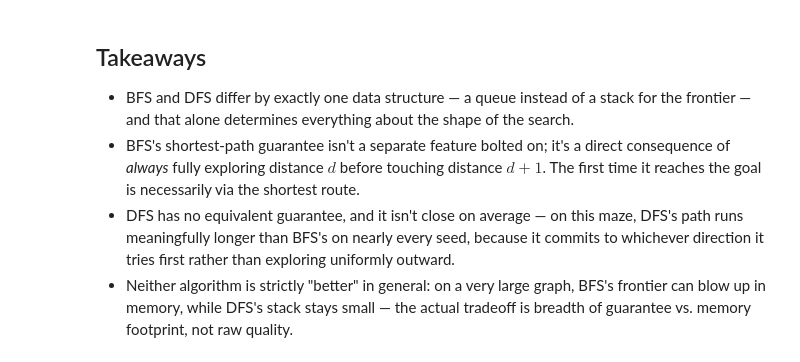
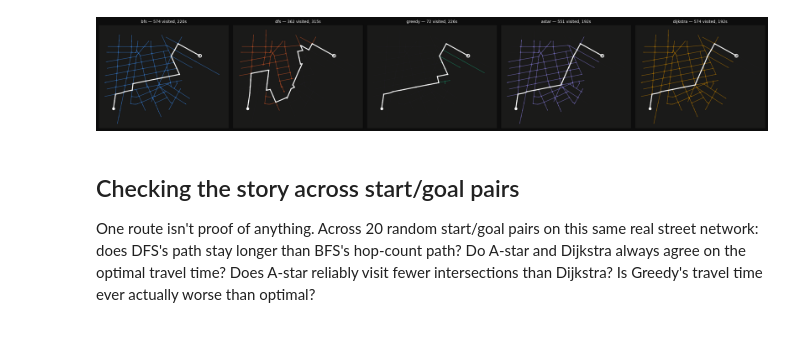
Before and after one commit to Anti-Invincinator/ml-visual, a Jupyter notebook: notebooks/search-optimization/graph-search/graph_search.ipynb, the cells around one changed output. Saved outputs shown, nothing was run; the diff lists cells and outputs as text; code cells hidden in the pictures.

```diff
--- a/notebooks/search-optimization/graph-search/graph_search.ipynb
+++ b/notebooks/search-optimization/graph-search/graph_search.ipynb
@@ -217,7 +227,72 @@ mean DFS/BFS path ratio: 1.55x
-# %% [markdown]
-## Takeaways
-
-- BFS and DFS differ by exactly one data structure — a queue instead of a stack for the frontier — and that alone determines everything about the shape of the search.
-- BFS's shortest-path guarantee isn't a separate feature bolted on; it's a direct consequence of *always* fully exploring distance $d$ before touching distance $d+1$. The first time it reaches the goal is necessarily via the shortest route.
-- DFS has no equivalent guarantee, and it isn't close on average — on this maze, DFS's path runs meaningfully longer than BFS's on nearly every seed, because it commits to whichever direction it tries first rather than exploring uniformly outward.
-- Neither algorithm is strictly "better" in general: on a very large graph, BFS's frontier can blow up in memory, while DFS's stack stays small — the actual tradeoff is breadth of guarantee vs. memory footprint, not raw quality.
+# %%
+# Equirectangular projection, longitude corrected by cos(latitude) so the
+# real street angles render correctly — same approach as the web version's
+# canvas projection.
+min_lat, max_lat = graph_data["bounds"]["minLat"], graph_data["bounds"]["maxLat"]
+min_lon, max_lon = graph_data["bounds"]["minLon"], graph_data["bounds"]["maxLon"]
+lon_scale = math.cos(math.radians((min_lat + max_lat) / 2))
+
+
+def project(lat, lon):
+    x = (lon - min_lon) * lon_scale
+    y = lat - min_lat
+    return x, y
+
+
+def edge_path_used(u, v, order):
+    """Was edge (u, v) the one used to reach v (or u) during this search?"""
+    key = (u, v) if u < v else (v, u)
+    return key
+
+
+def plot_street_graph(ax, visited, path, color, title):
+    for e in edges:
+        xs, ys = zip(*(project(lat, lon) for lat, lon in e["points"]))
+        ax.plot(xs, ys, color="#201f22", linewidth=0.8, zorder=1)
+
+    visited_set = set(visited)
+    for e in edges:
+        if e["a"] in visited_set and e["b"] in visited_set:
+            xs, ys = zip(*(project(lat, lon) for lat, lon in e["points"]))
+            ax.plot(xs, ys, color=color, linewidth=1.3, alpha=0.55, zorder=2)
+
+    if path:
+        for u, v in zip(path, path[1:]):
+            key = (u, v) if u < v else (v, u)
+            e = edge_lookup[key]
+            xs, ys = zip(*(project(lat, lon) for lat, lon in e["points"]))
+            ax.plot(xs, ys, color="#ffffff", linewidth=2.4, zorder=3)
+
+    sx, sy = project(*nodes[start])
+    gx, gy = project(*nodes[goal])
+    ax.scatter([sx], [sy], color="#ffffff", s=40, zorder=4)
+    ax.scatter([gx], [gy], facecolors="none", edgecolors="#ffffff", linewidths=2, s=60, zorder=4)
+
+    ax.set_aspect("equal")
+    ax.set_xticks([])
+    ax.set_yticks([])
+    for spine in ax.spines.values():
+        spine.set_visible(False)
+    ax.set_title(title, fontsize=10)
+
+
+results = {
+    "bfs": (bfs_visited, bfs_path),
+    "dfs": (dfs_visited, dfs_path),
+    "greedy": (greedy_visited, greedy_path),
+    "astar": (astar_visited, astar_path),
+    "dijkstra": (dijkstra_visited, dijkstra_path),
+}
+
+fig, axes = plt.subplots(1, 5, figsize=(24, 6))
+for ax, (label, (visited, path)) in zip(axes, results.items()):
+    seconds, meters = path_stats(path)
+    plot_street_graph(ax, visited, path, ALGO_COLORS[label], f"{label} — {len(visited)} visited, {seconds:.0f}s")
+plt.tight_layout()
+plt.show()
+# %% [output]
+[figure, added]
+# %% [markdown]
+## Checking the story across start/goal pairs
+
+One route isn't proof of anything. Across 20 random start/goal pairs on this same real street network: does DFS's path stay longer than BFS's hop-count path? Do A-star and Dijkstra always agree on the optimal travel time? Does A-star reliably visit fewer intersections than Dijkstra? Is Greedy's travel time ever actually worse than optimal?
```
Also changed, not shown: parts of 13 cells of this notebook, 32 other files.
